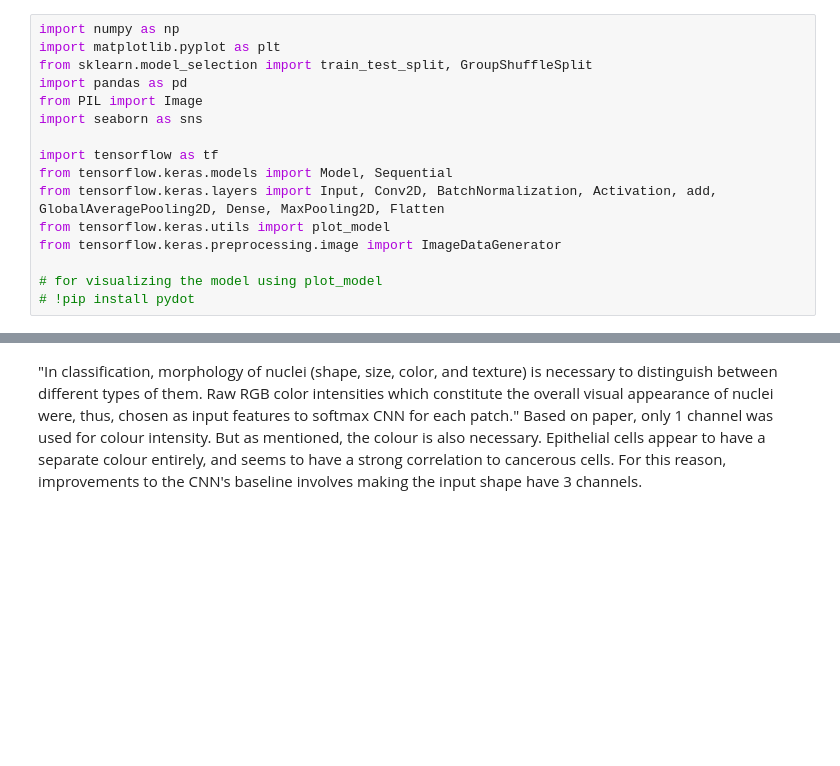
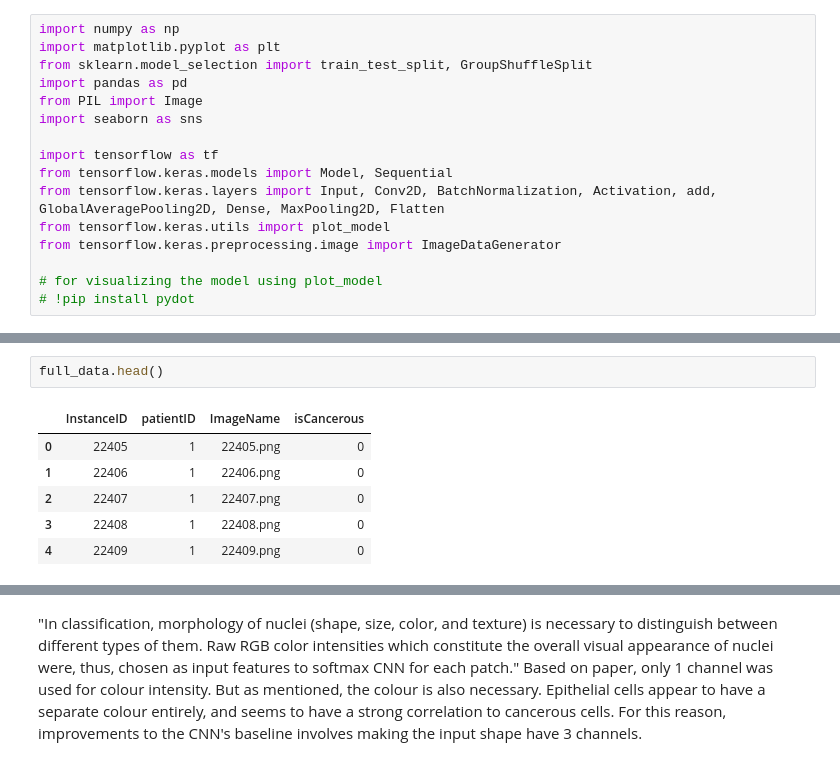
Before and after one commit to Keen2Kode/Machine-Learning, a Jupyter notebook: assignment_2.ipynb, the cells around one changed output, grey strips where cells are left out. Cells and saved outputs as stored; diff of their text form; blank space fills up the shorter version.

```diff
--- a/assignment_2.ipynb
+++ b/assignment_2.ipynb
@@ -52,0 +68,9 @@ data.head()
+# %%
+full_data.head()
+# %% [output]
+|  | InstanceID | patientID | ImageName | isCancerous |
+| 0 | 22405 | 1 | 22405.png | 0 |
+| 1 | 22406 | 1 | 22406.png | 0 |
+| 2 | 22407 | 1 | 22407.png | 0 |
+| 3 | 22408 | 1 | 22408.png | 0 |
+| 4 | 22409 | 1 | 22409.png | 0 |
```
Also changed, not shown: parts of 12 cells of this notebook.
